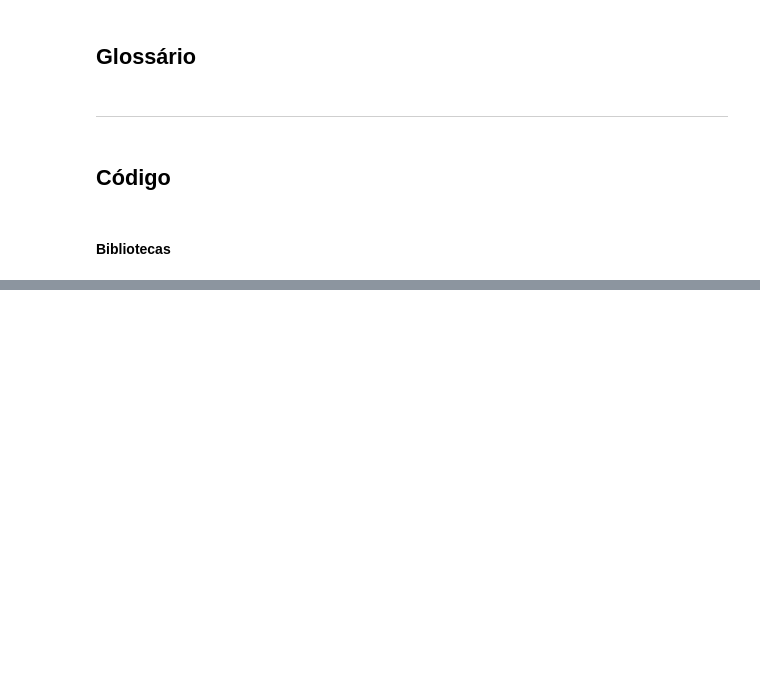
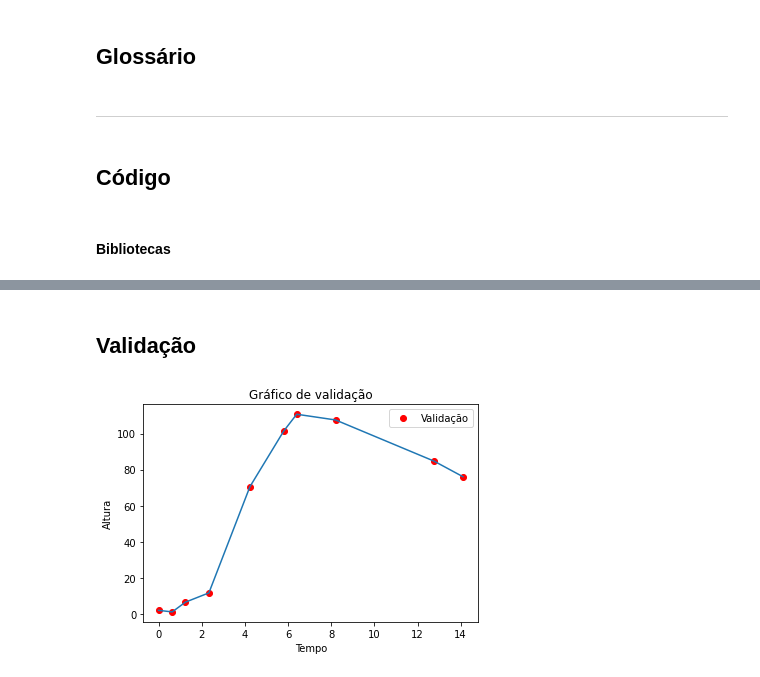
Before and after one commit to Guilherme-s-m/P3-MODSIM, a Jupyter notebook: P3-MODSIM-main/Projeto 3 .ipynb, the cells around one changed output, grey strips where cells are left out. Drawn from its saved outputs; the diff is of its cells as text; code cells hidden in the pictures; blank space fills up the shorter version.

Commit message:
Validação

```diff
--- a/P3-MODSIM-main/Projeto 3 .ipynb
+++ b/P3-MODSIM-main/Projeto 3 .ipynb
@@ -156,0 +160,19 @@ plt.show()
+# %% [markdown]
+## Validação
+# %%
+colunas = ["t","x","y"]
+data = pandas.read_csv("validacao.csv",names=colunas)
+# %%
+te = data.t.tolist()
+xe=data.x.tolist()
+ye = data.y.tolist()
+# %%
+plt.plot(te,ye,'ro',label="Validação")
+plt.plot(te,ye)
+plt.legend()
+plt.title("Gráfico de validação")
+plt.ylabel("Altura")
+plt.xlabel("Tempo")
+plt.show()
+# %% [output]
+[figure, added]
```
Also changed, not shown: parts of 9 cells of this notebook, 1 other file.
